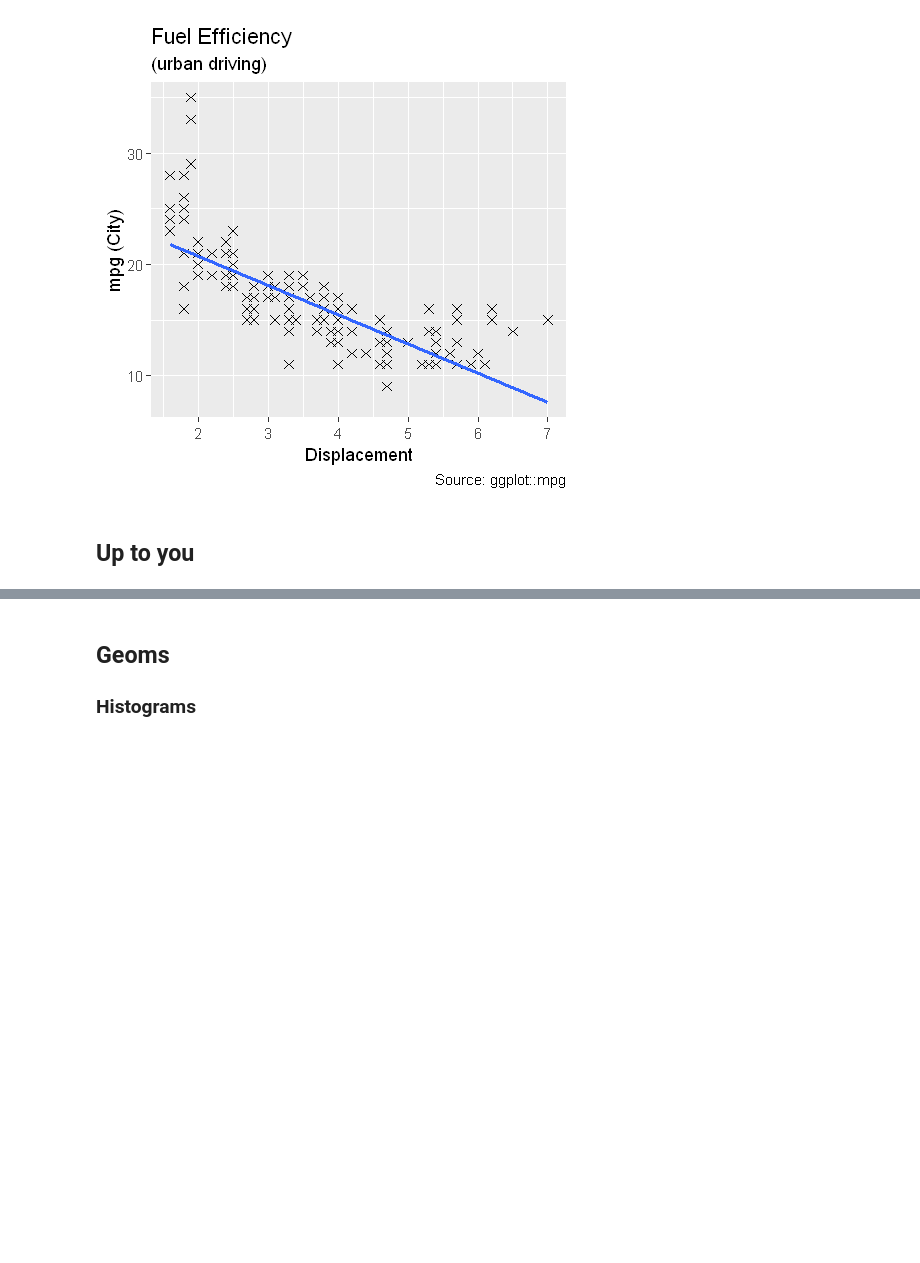
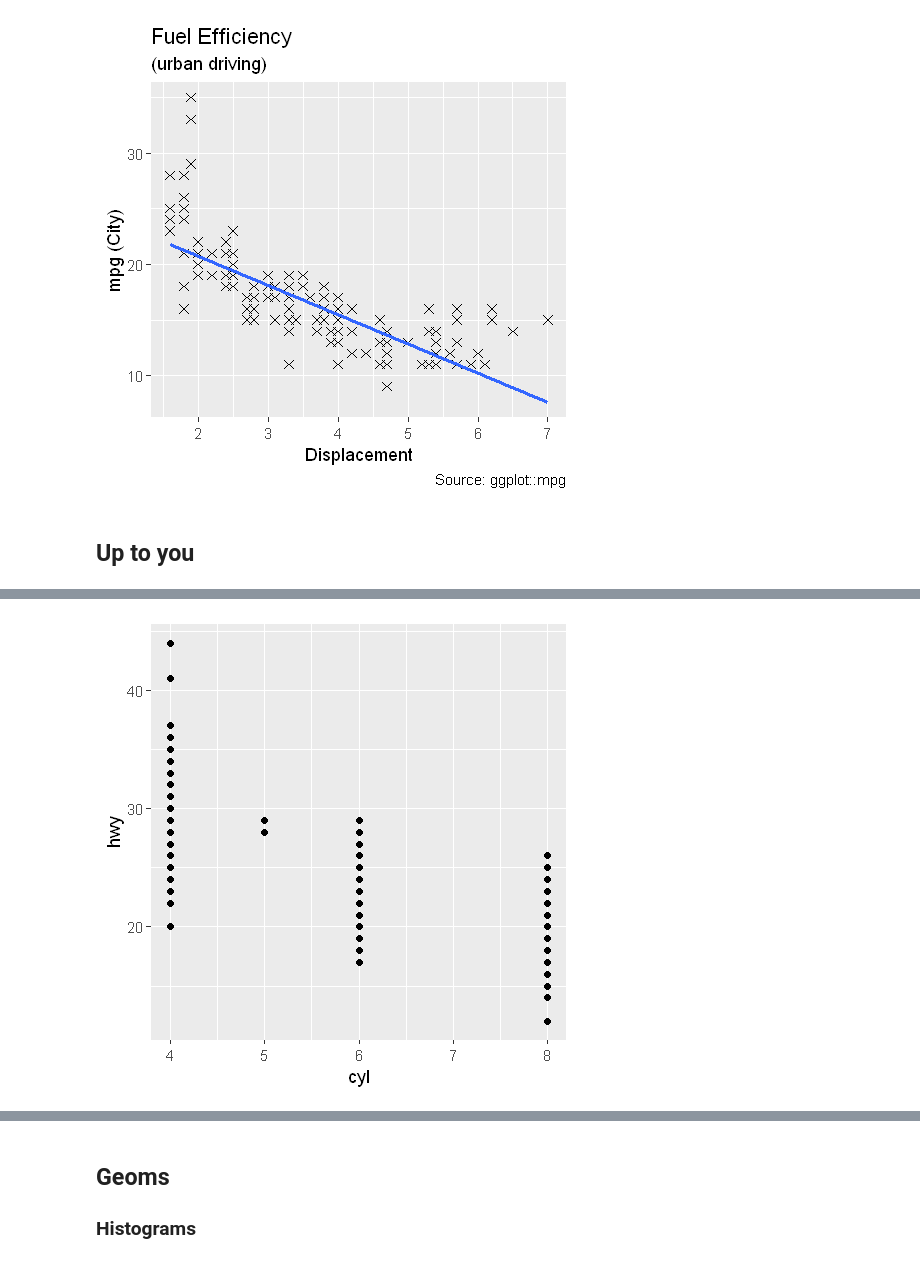
Before and after one commit to chrisflath/AIS_2019, a Jupyter notebook: notebooks/MPS_NB2_R_Visualization.ipynb, the cells around one changed output, grey strips where cells are left out. Drawn from its saved outputs; the diff is of its cells as text; code cells hidden in the pictures; blank space fills up the shorter version.

```diff
--- a/notebooks/MPS_NB2_R_Visualization.ipynb
+++ b/notebooks/MPS_NB2_R_Visualization.ipynb
@@ -45,4 +68,7 @@ geom_smooth(se = FALSE, method = "lm")
 # %%
 #Make a scatterplot of hwy vs cyl.
+ggplot(data = mpg, aes(x=cyl, y=hwy)) + geom_point()
+# %% [output]
+[figure, added]
 # %%
 #What happens if you make a scatterplot of class vs drv? Why is the plot not useful?
```
Also changed, not shown: parts of 10 cells of this notebook, 3 other files.
